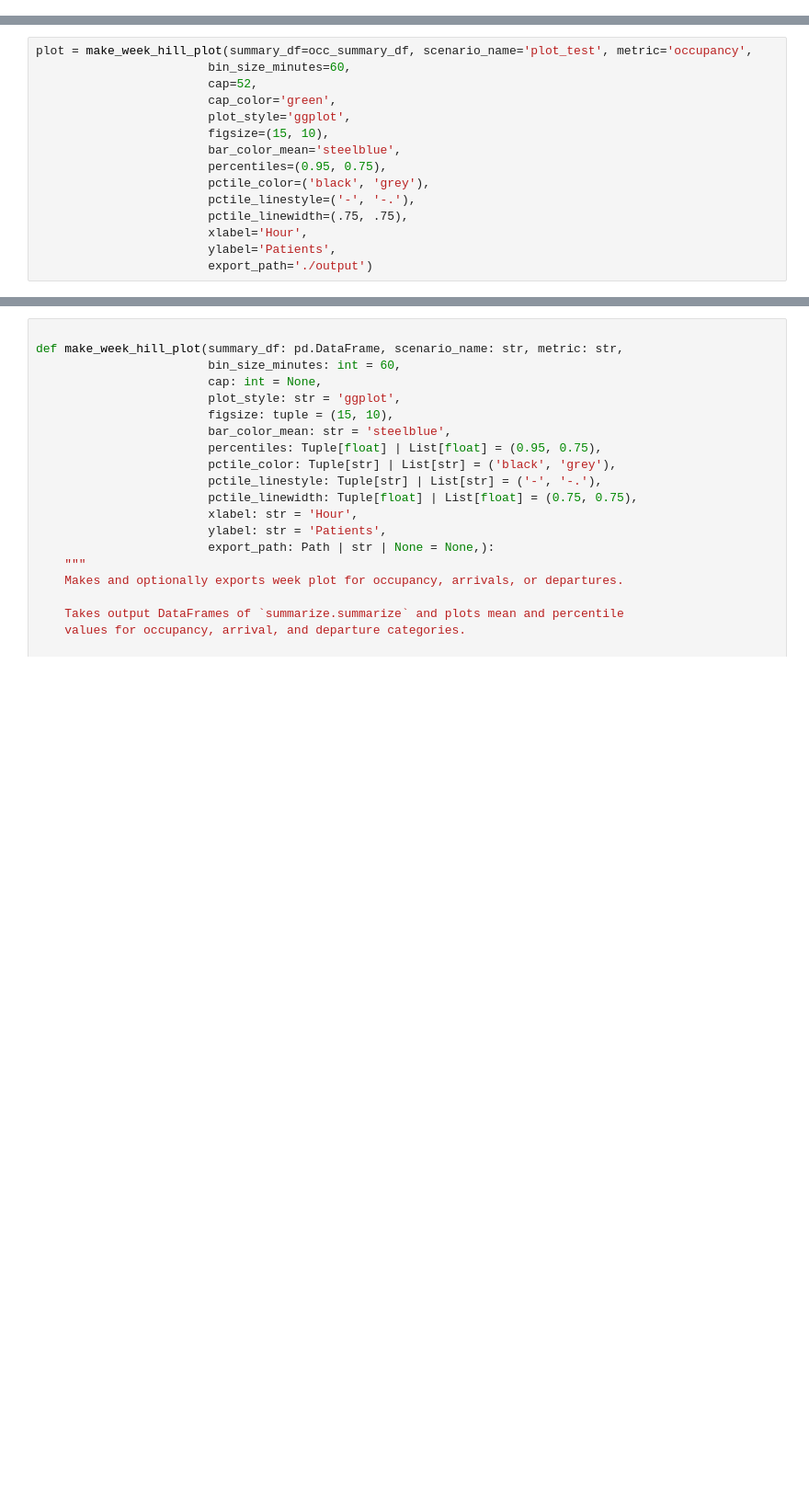
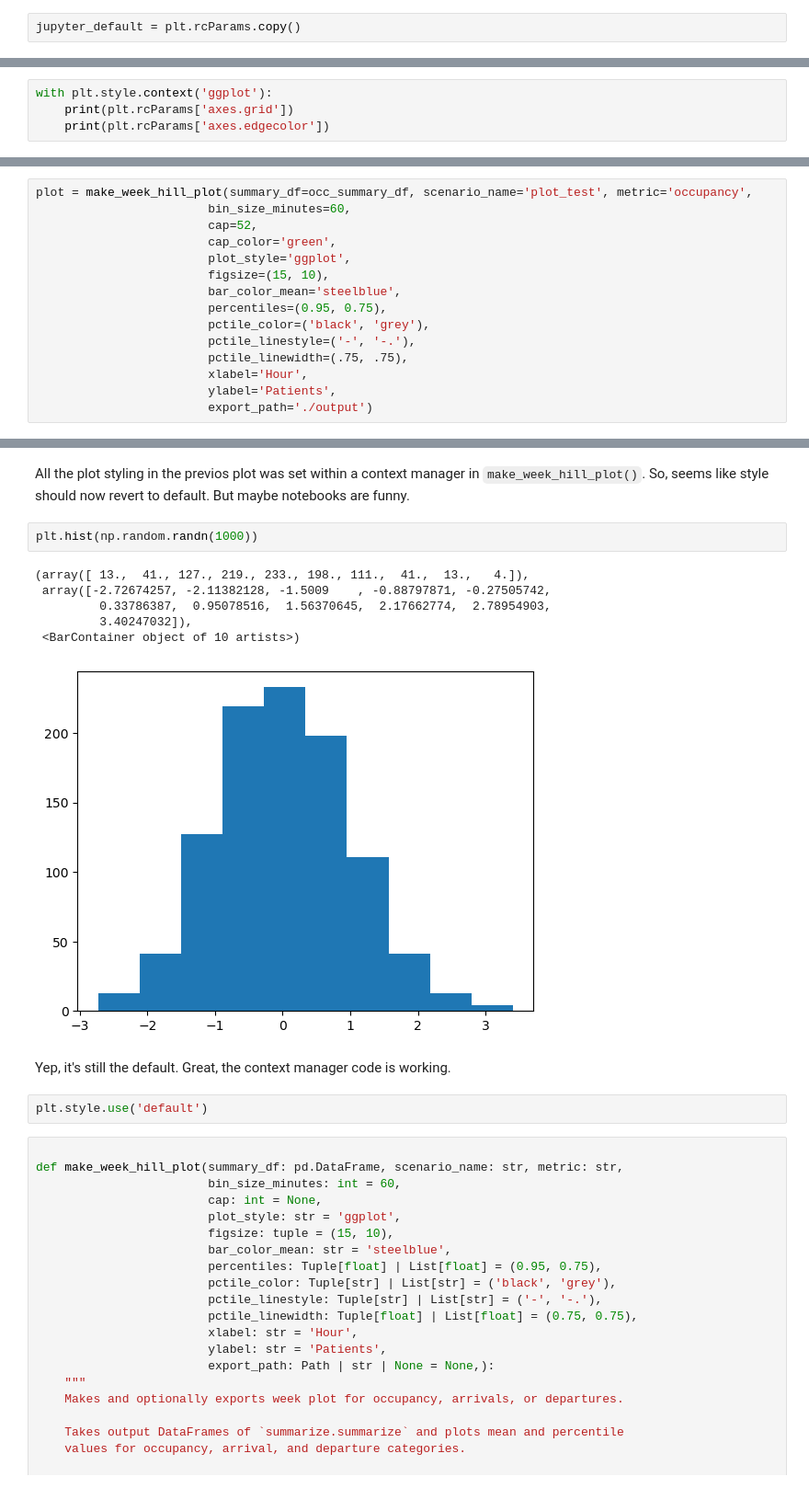
Before and after one commit to misken/hillmaker, a Jupyter notebook: examples/notebooks/hill_plotting.ipynb, the cells around one changed output, grey strips where cells are left out. Shown at 92% size. Saved outputs shown, nothing was run; the diff lists cells and outputs as text; blank space fills up the shorter version.

```diff
--- a/examples/notebooks/hill_plotting.ipynb
+++ b/examples/notebooks/hill_plotting.ipynb
@@ -20,0 +33,2 @@ from hillmaker.plotting import make_week_hill_plot
+# %%
+jupyter_default = plt.rcParams.copy()
@@ -20,0 +63,4 @@ from hillmaker.plotting import make_week_hill_plot
+# %%
+with plt.style.context('ggplot'):
+    print(plt.rcParams['axes.grid'])
+    print(plt.rcParams['axes.edgecolor'])
@@ -140,3 +189,18 @@ plot
+# %% [markdown]
+All the plot styling in the previos plot was set within a context manager in `make_week_hill_plot()`. So, seems like style should now revert to default. But maybe notebooks are funny.
+# %%
+plt.hist(np.random.randn(1000))
+# %% [output]
+(array([ 13.,  41., 127., 219., 233., 198., 111.,  41.,  13.,   4.]),
+ array([-2.72674257, -2.11382128, -1.5009    , -0.88797871, -0.27505742,
+         0.33786387,  0.95078516,  1.56370645,  2.17662774,  2.78954903,
+         3.40247032]),
+ <BarContainer object of 10 artists>)
+[figure, added]
+# %% [markdown]
+Yep, it's still the default. Great, the context manager code is working.
+# %%
+plt.style.use('default')
 # %%
 
 def make_week_hill_plot(summary_df: pd.DataFrame, scenario_name: str, metric: str,
```
Also changed, not shown: parts of 9 cells of this notebook, 2 other files.
